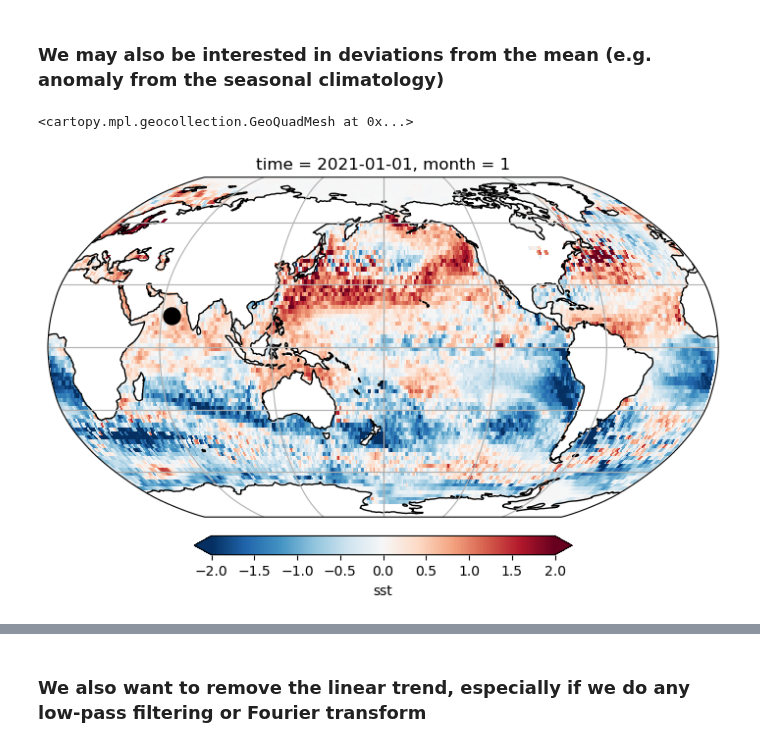
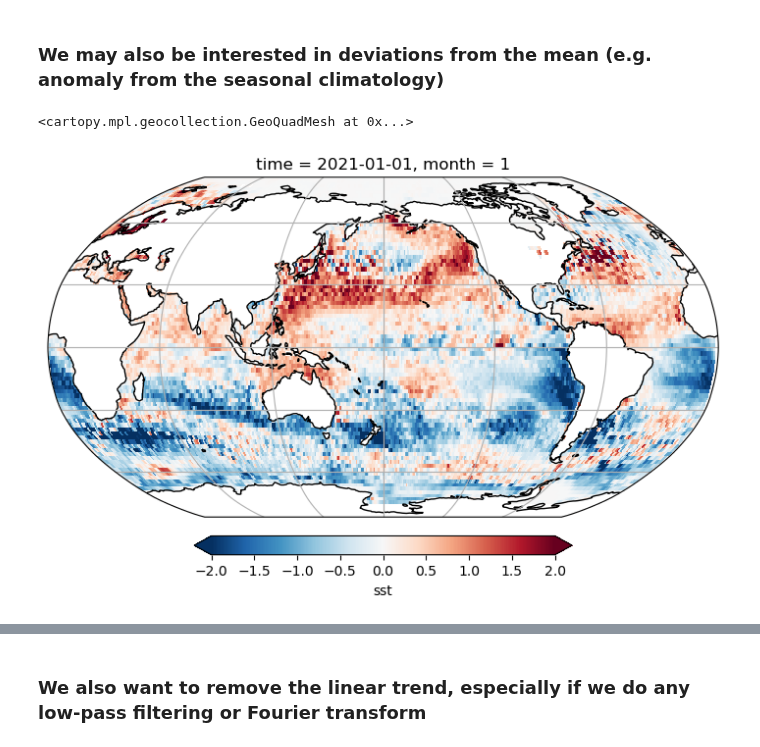
Before and after one commit to anthony-meza/PO_HPC_Workshop, a Jupyter notebook: workshop_examples/Example_1.ipynb, the cells around one changed output, grey strips where cells are left out. Cells and saved outputs as stored; diff of their text form; code cells hidden in the pictures.

```diff
--- a/workshop_examples/Example_1.ipynb
+++ b/workshop_examples/Example_1.ipynb
@@ -90,22 +129,20 @@ monthly_anomaly = (ds.sst.groupby("time.month") - monthly_climatology)
 # %%
 ### First, let's look at the global anomaly at the start of our analysis period
 
 cbar_kwargs = dict(orientation = "horizontal", fraction = 0.05, pad=0.05)
 kwargs = dict(x='lon', y='lat',transform = ccrs.PlateCarree(), cbar_kwargs = cbar_kwargs)
 
 fig, ax = plt.subplots(figsize=(10,5), subplot_kw={'projection':ccrs.Robinson(180)})
 
 ax.coastlines()
 ax.gridlines()
 ax.set_global()
 
-plt.scatter(plon, plat, s=150, zorder=10, color='black', transform = ccrs.PlateCarree())
-
 
 (monthly_anomaly).isel(time=0).plot.pcolormesh(ax=ax, **kwargs, vmin=-2, vmax=2, cmap='RdBu_r')
 # %% [output]
 <cartopy.mpl.geocollection.GeoQuadMesh at 0x...>
-[figure, old version]
+[figure, new version]
 # %%
 ### First, let's look at the global anomaly at the start of our analysis period
 
```
Also changed, not shown: parts of 10 cells of this notebook.
